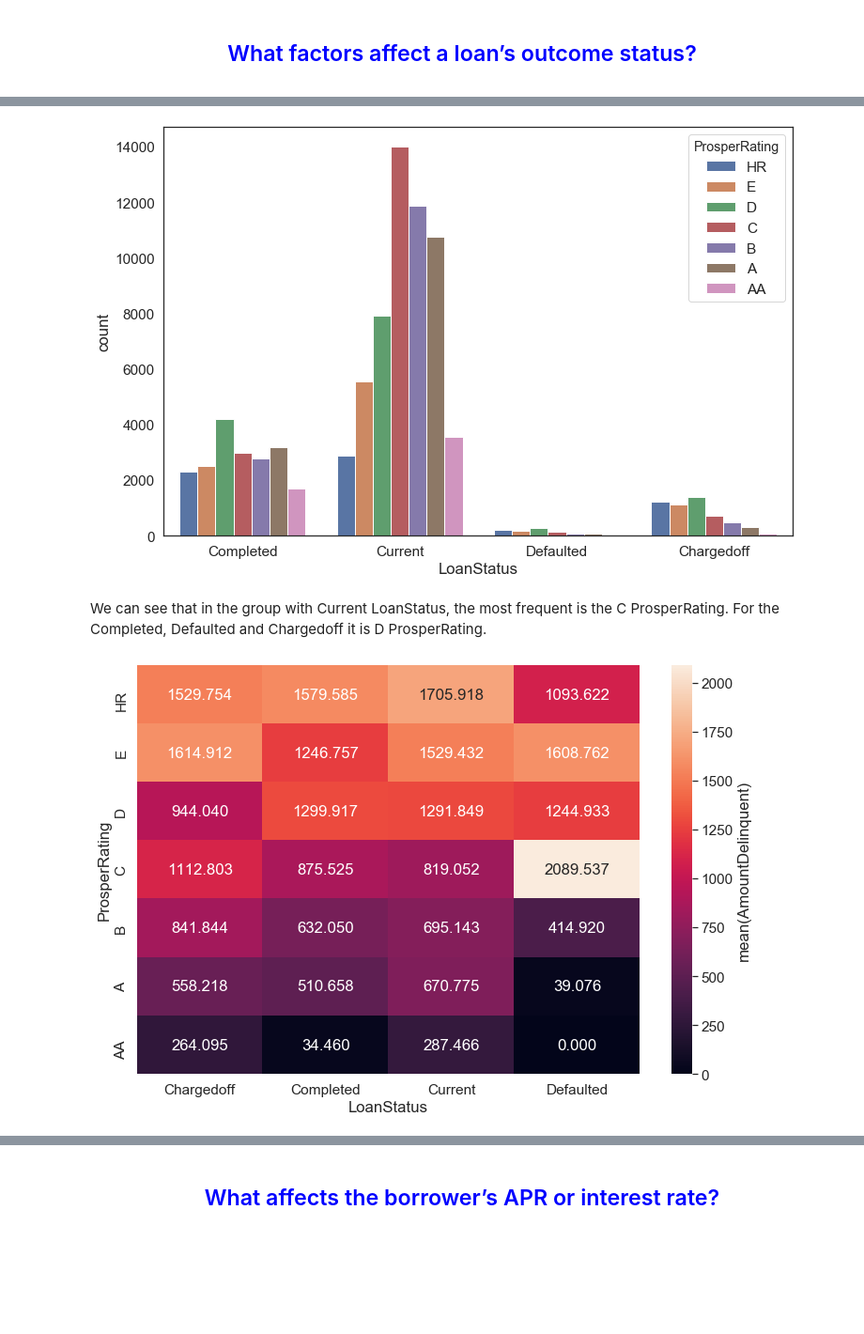
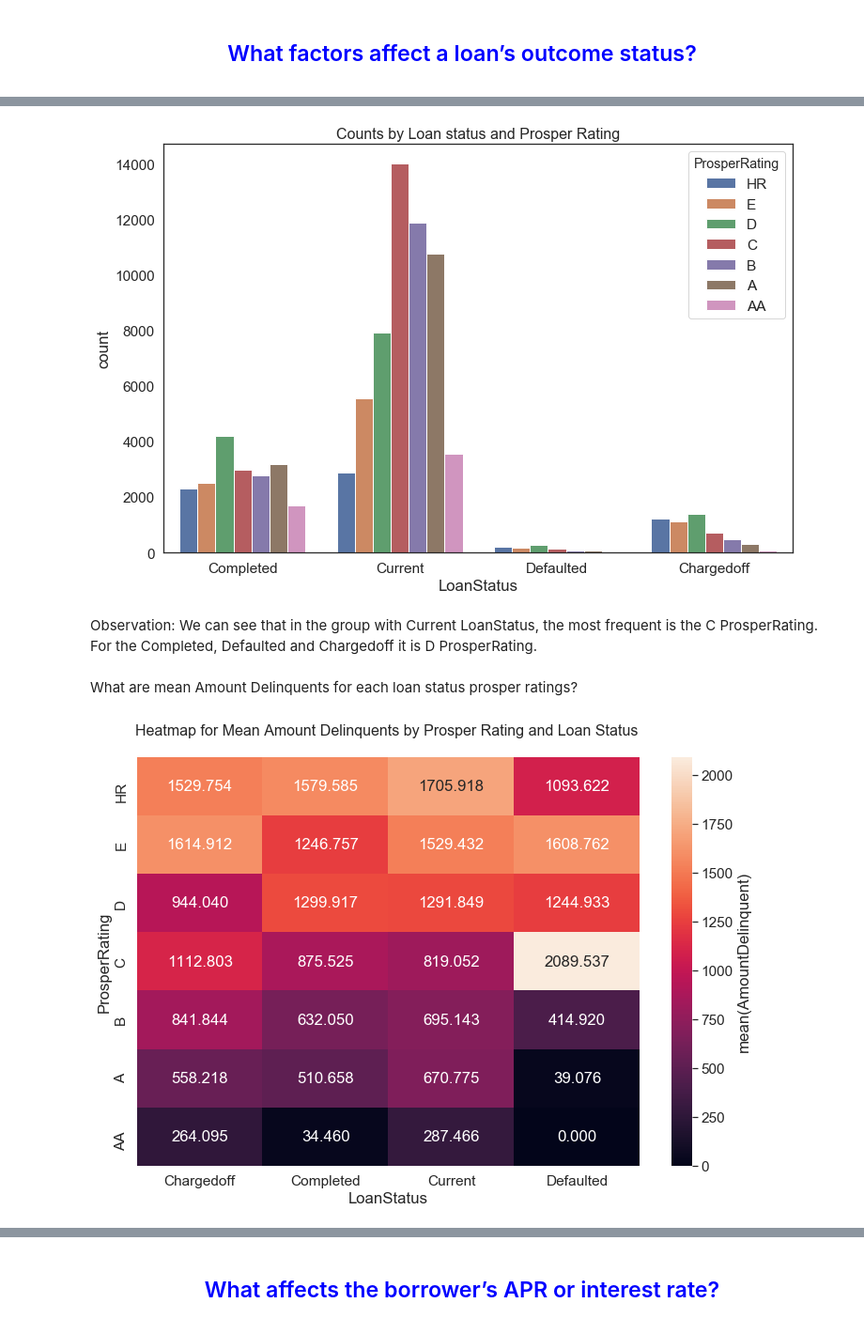
Before and after one commit to MishC/Udacity_DataAnalyst, a Jupyter notebook: project5_CommunicateDataFindings/Explanation.ipynb, the cells around one changed output, grey strips where cells are left out. Shown at 94% size. Cells and saved outputs as stored; diff of their text form; code cells hidden in the pictures; blank space fills up the shorter version.

```diff
--- a/project5_CommunicateDataFindings/Explanation.ipynb
+++ b/project5_CommunicateDataFindings/Explanation.ipynb
@@ -122,21 +127,25 @@ The visible proportion has the categories Current, Completed, Chargedoff and Def
 plt.figure(figsize = [12, 8])
 sb.set(font_scale = 1.4)
 sb.set_style(style='white')
-sb.countplot(x="LoanStatus",hue='ProsperRating', data=df1_sub);
+ax=sb.countplot(x="LoanStatus",hue='ProsperRating', data=df1_sub);
+ax.set_title('Counts by Loan status and Prosper Rating', fontsize=16);
 # %% [output]
-[figure, old version]
+[figure, new version]
 # %% [markdown]
-We can see that in the group with Current LoanStatus, the most frequent is the C ProsperRating. For the Completed, Defaulted and Chargedoff it is D ProsperRating.
+Observation: We can see that in the group with Current LoanStatus, the most frequent is the C ProsperRating. For the Completed, Defaulted and Chargedoff it is D ProsperRating.
+# %% [markdown]
+What are mean Amount Delinquents for each loan status prosper ratings?
 # %%
 plt.figure(figsize = [12, 8])
 
 cat_means = df1_sub.groupby(['LoanStatus', 'ProsperRating']).mean()['AmountDelinquent']
 cat_means = cat_means.reset_index(name = 'AmountDelinquent')
 
 cat_means = cat_means.pivot(index = 'ProsperRating', columns = 'LoanStatus',
                             values = 'AmountDelinquent')
-sb.heatmap(cat_means, annot = True, fmt = '.3f',
+ax=sb.heatmap(cat_means, annot = True, fmt = '.3f',
            cbar_kws = {'label' : 'mean(AmountDelinquent)'});
+ax.set_title('Heatmap for Mean Amount Delinquents by Prosper Rating and Loan Status \n', fontsize=16);
 # %% [output]
-[figure, old version]
+[figure, new version]
 # %% [markdown]
```
Also changed, not shown: parts of 32 cells of this notebook, 1 other file.
